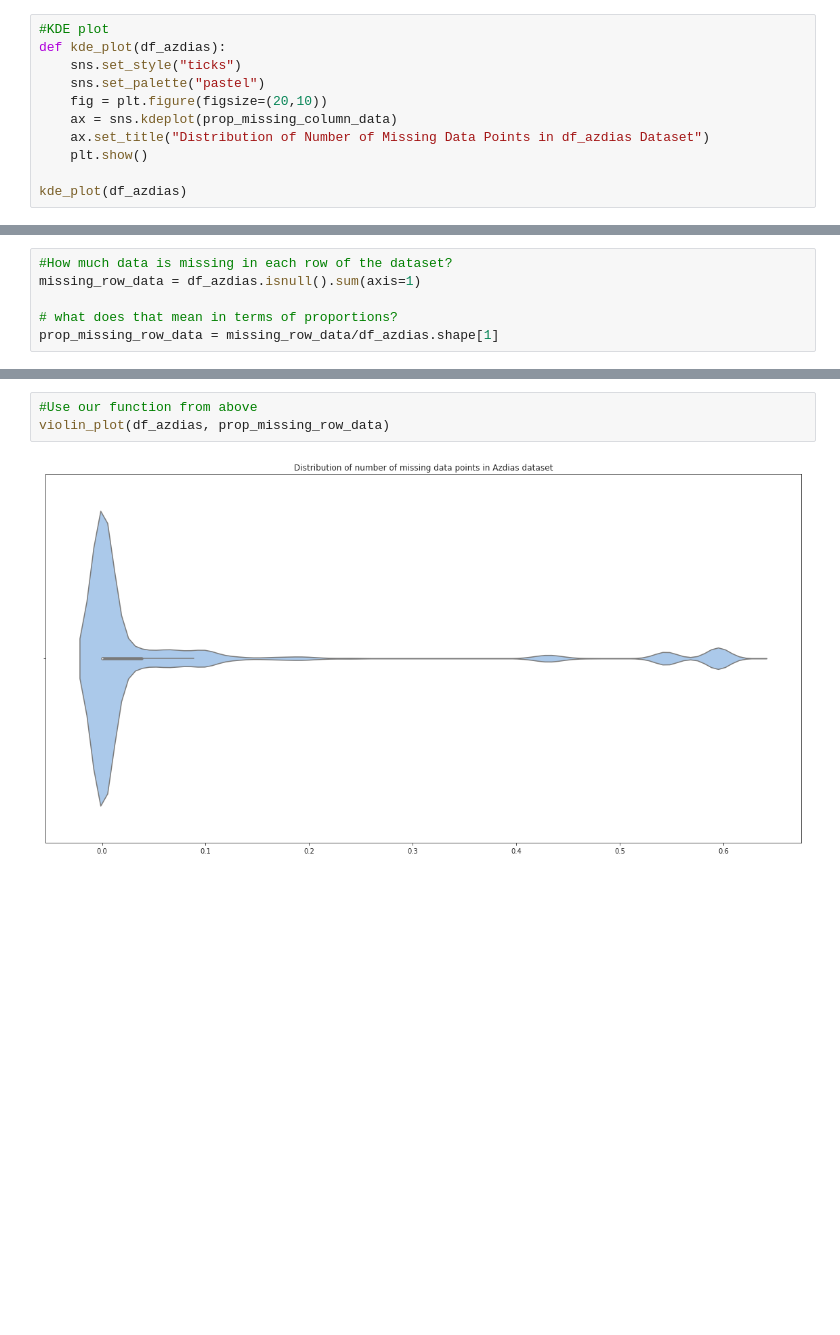
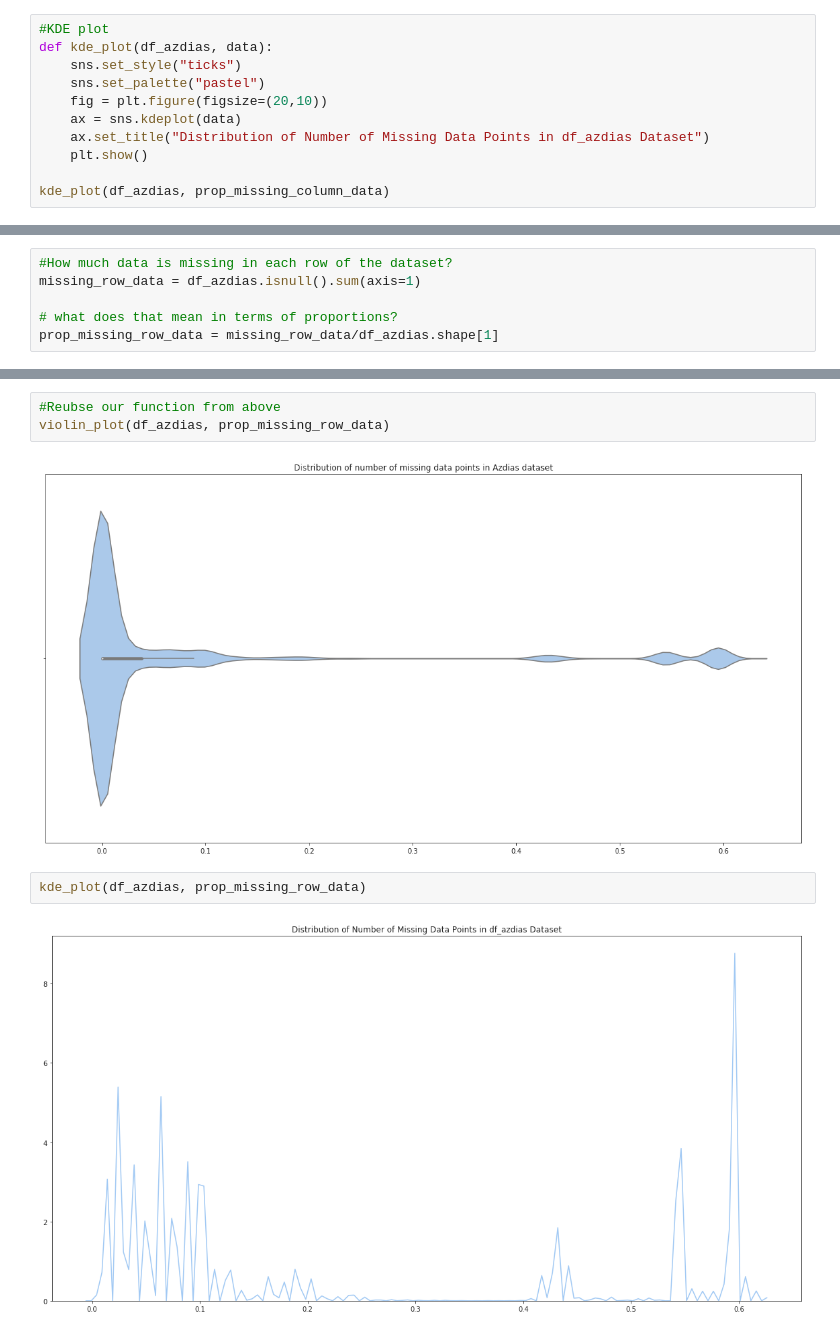
Before and after one commit to leonisawesome/identify_customer_segments, a Jupyter notebook: identify_customer_segment.ipynb, the cells around one changed output, grey strips where cells are left out. Drawn from its saved outputs; the diff is of its cells as text; blank space fills up the shorter version.

```diff
--- a/identify_customer_segment.ipynb
+++ b/identify_customer_segment.ipynb
@@ -184,15 +184,15 @@ violin_plot(df_azdias, prop_missing_column_data)
 [figure]
 # %%
 #KDE plot
-def kde_plot(df_azdias):
+def kde_plot(df_azdias, data):
     sns.set_style("ticks")
     sns.set_palette("pastel")
     fig = plt.figure(figsize=(20,10))
-    ax = sns.kdeplot(prop_missing_column_data)
+    ax = sns.kdeplot(data)
     ax.set_title("Distribution of Number of Missing Data Points in df_azdias Dataset")
     plt.show()
 
-kde_plot(df_azdias)
+kde_plot(df_azdias, prop_missing_column_data)
 # %% [output]
 [figure]
 # %% [markdown]
@@ -258,7 +258,11 @@ missing_row_data_percent_plot(df_azdias)
 # %% [output]
 [figure]
 # %%
-#Use our function from above
+#Reubse our function from above
 violin_plot(df_azdias, prop_missing_row_data)
 # %% [output]
 [figure]
+# %%
+kde_plot(df_azdias, prop_missing_row_data)
+# %% [output]
+[figure, added]
```
Also changed, not shown: parts of 4 cells of this notebook.
